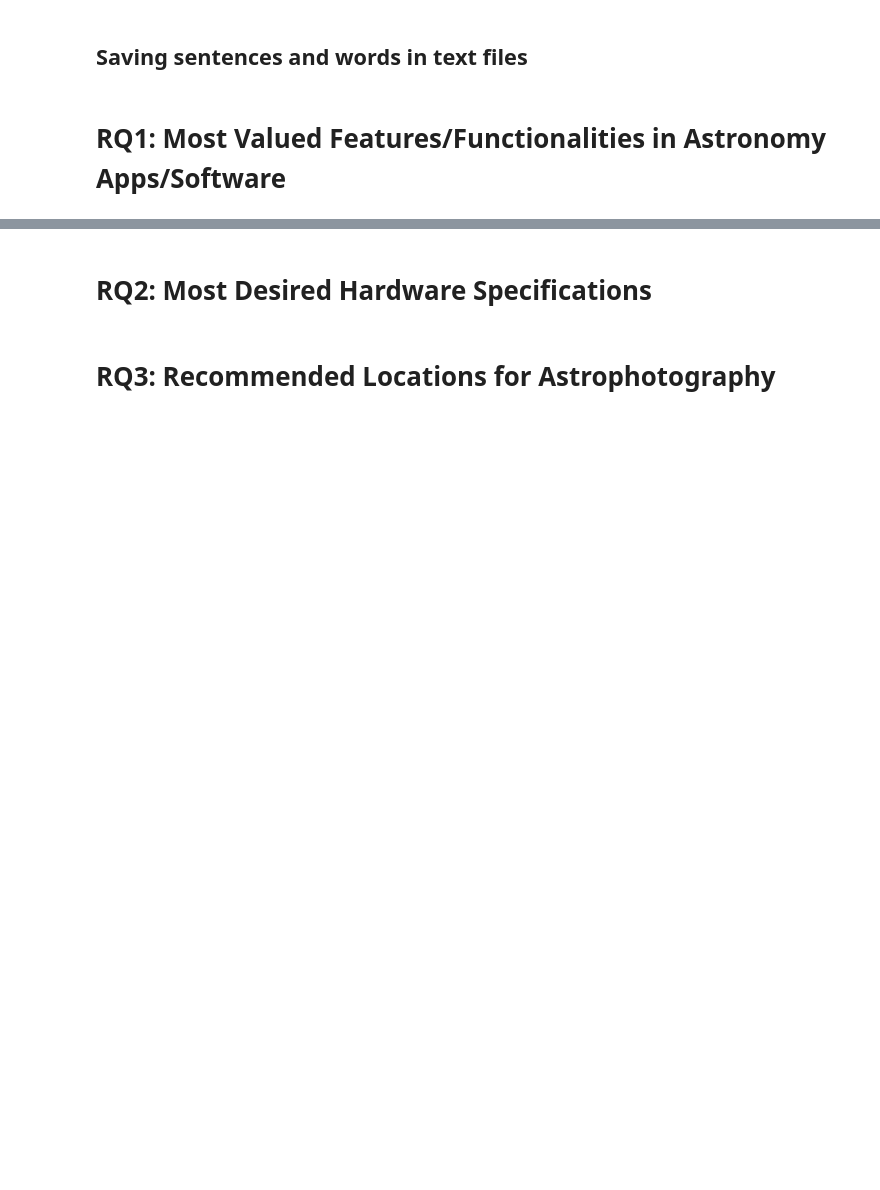
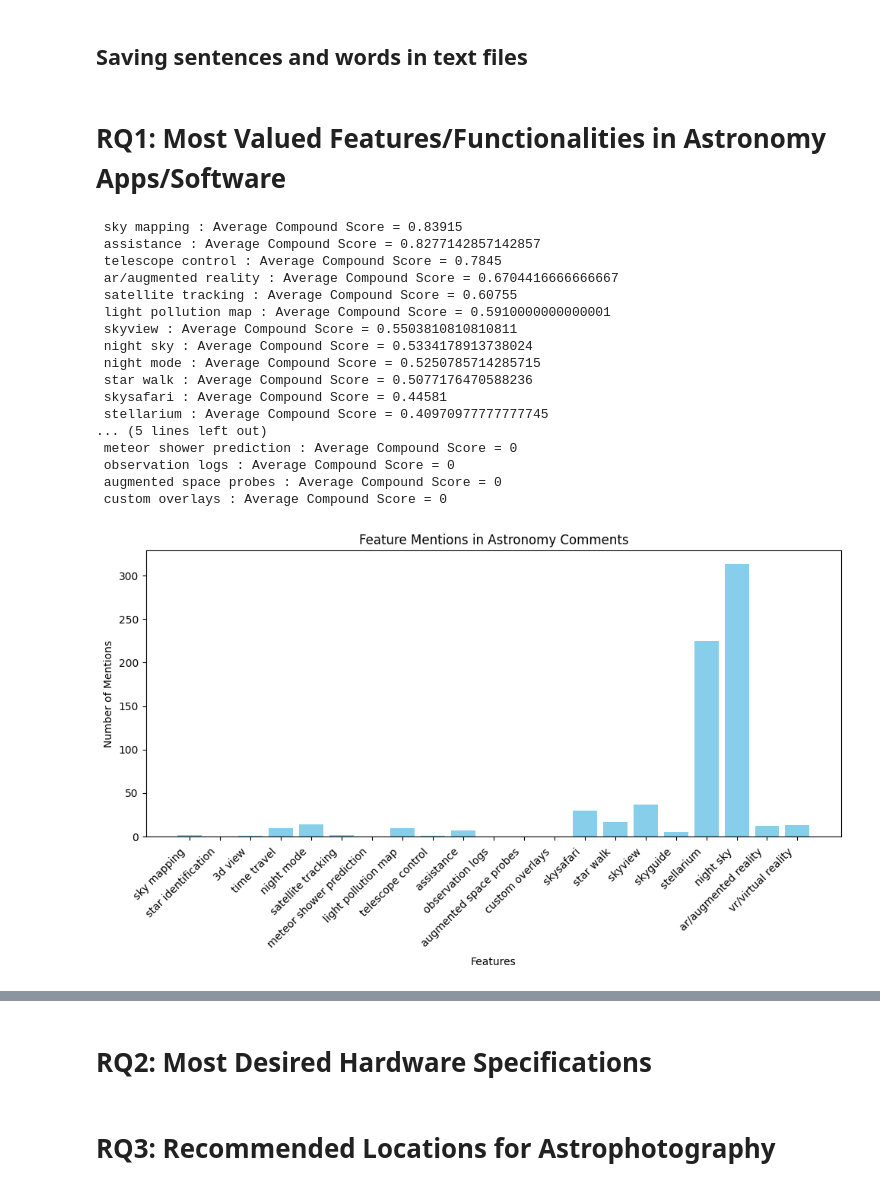
Before and after one commit to Kubitrox/NLP-Astronomy, a Jupyter notebook: main.ipynb, the cells around one changed output, grey strips where cells are left out. Saved outputs shown, nothing was run; the diff lists cells and outputs as text; code cells hidden in the pictures; blank space fills up the shorter version.

Commit message:
made RQ1 as functions and added to main.ipynb

```diff
--- a/main.ipynb
+++ b/main.ipynb
@@ -260,3 +260,42 @@ write_to_text_file(all_submissions_sentences, "preprocessed_submissions_sentence
 write_to_text_file(all_submissions_words, "preprocessed_submissions_words")
 # %% [markdown]
 # RQ1: Most Valued Features/Functionalities in Astronomy Apps/Software
+# %%
+from HelperFunctions import open_preprocessed_comments_json, open_comments_entry_id, sentiment_analysis, check_features, calculate_average_compound_scores, sort_avg_compound_scores, plot_avg_compound_scores, plot_feature_mentions
+
+
+keywords = [" sky mapping ", " star identification ", " augmented reality ", " ar ", " vr ", " virtual reality ", " 3d view ",
+             " time travel ", " night mode ", " satellite tracking ", " meteor shower prediction ", " light pollution map ",
+             " telescope control ",  " assistance ", " observation logs ", " augmented space probes ",
+             " custom overlays ", " skysafari ", " star walk ", " skyview ", " skyguide ", " stellarium ", " night sky "]
+
+processed_comments = open_preprocessed_comments_json()
+not_processed_comments = open_comments_entry_id()
+
+vs_id_dict = sentiment_analysis(not_processed_comments)
+feature_mentions = check_features(processed_comments, keywords)
+keyword_avg_compound_scores = calculate_average_compound_scores(processed_comments, keywords, vs_id_dict, feature_mentions)
+
+sorted_avg_compound_scores = sort_avg_compound_scores(keyword_avg_compound_scores, print_scores=False)
+
+plot_feature_mentions(feature_mentions)
+plot_avg_compound_scores(sorted_avg_compound_scores)
+# %% [output]
+ sky mapping : Average Compound Score = 0.83915
+ assistance : Average Compound Score = 0.8277142857142857
+ telescope control : Average Compound Score = 0.7845
+ ar/augmented reality : Average Compound Score = 0.6704416666666667
+ satellite tracking : Average Compound Score = 0.60755
+ light pollution map : Average Compound Score = 0.5910000000000001
+ skyview : Average Compound Score = 0.5503810810810811
+ night sky : Average Compound Score = 0.5334178913738024
+ night mode : Average Compound Score = 0.5250785714285715
+ star walk : Average Compound Score = 0.5077176470588236
+ skysafari : Average Compound Score = 0.44581
+ stellarium : Average Compound Score = 0.40970977777777745
+... (5 lines left out)
+ meteor shower prediction : Average Compound Score = 0
+ observation logs : Average Compound Score = 0
+ augmented space probes : Average Compound Score = 0
+ custom overlays : Average Compound Score = 0
+[figure, added]
```
Also changed, not shown: parts of 1 cell of this notebook, 2 other files.
